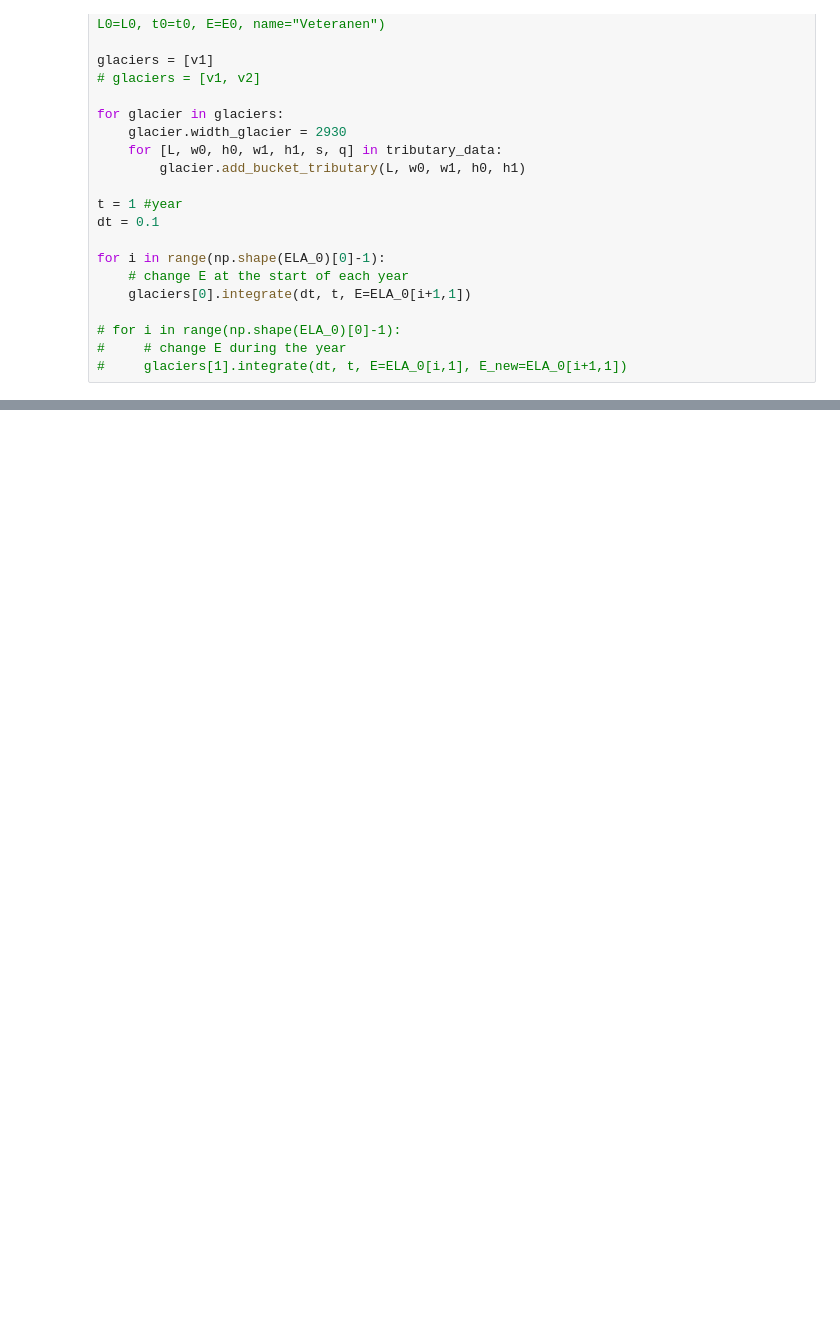
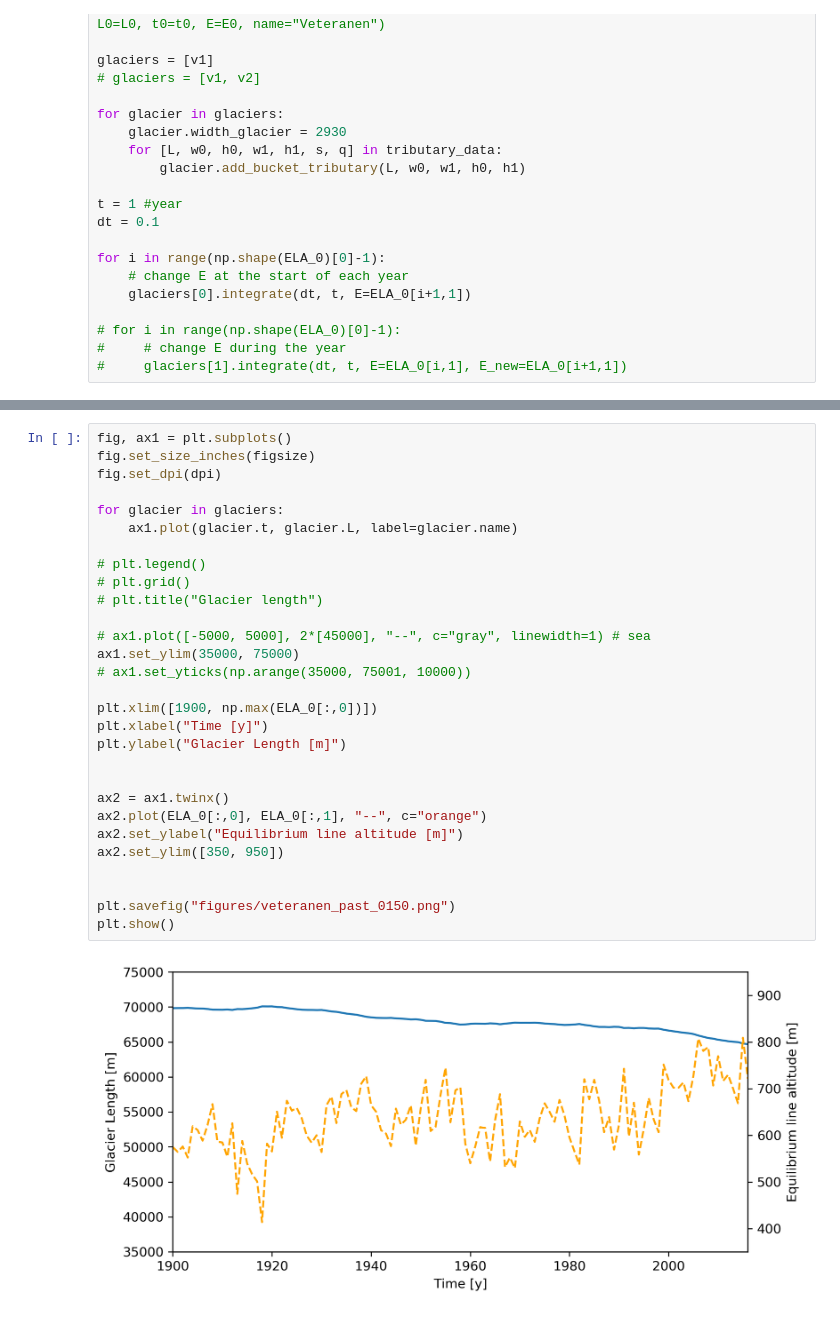
Before and after one commit to raymondedwards95/MinimumGlacierModel, a Jupyter notebook: 8_Veteranen_Past.ipynb, the cells around one changed output, grey strips where cells are left out. Drawn from its saved outputs; the diff is of its cells as text; blank space fills up the shorter version.

```diff
--- a/8_Veteranen_Past.ipynb
+++ b/8_Veteranen_Past.ipynb
@@ -70,0 +73,31 @@ plt.show()
+# %%
+fig, ax1 = plt.subplots()
+fig.set_size_inches(figsize)
+fig.set_dpi(dpi)
+
+for glacier in glaciers:
+    ax1.plot(glacier.t, glacier.L, label=glacier.name)
+
+# plt.legend()
+# plt.grid()
+# plt.title("Glacier length")
+
+# ax1.plot([-5000, 5000], 2*[45000], "--", c="gray", linewidth=1) # sea
+ax1.set_ylim(35000, 75000)
+# ax1.set_yticks(np.arange(35000, 75001, 10000))
+
+plt.xlim([1900, np.max(ELA_0[:,0])])
+plt.xlabel("Time [y]")
+plt.ylabel("Glacier Length [m]")
+
+
+ax2 = ax1.twinx()
+ax2.plot(ELA_0[:,0], ELA_0[:,1], "--", c="orange")
+ax2.set_ylabel("Equilibrium line altitude [m]")
+ax2.set_ylim([350, 950])
+
+
+plt.savefig("figures/veteranen_past_0150.png")
+plt.show()
+# %% [output]
+[figure, added]
```
Also changed, not shown: parts of 1 cell of this notebook, 8 other files.
